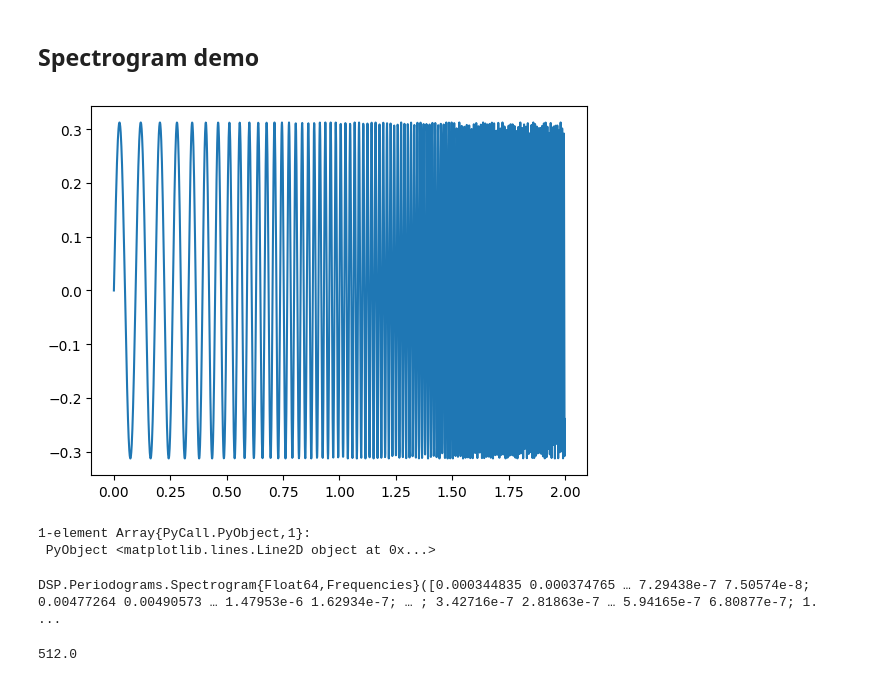
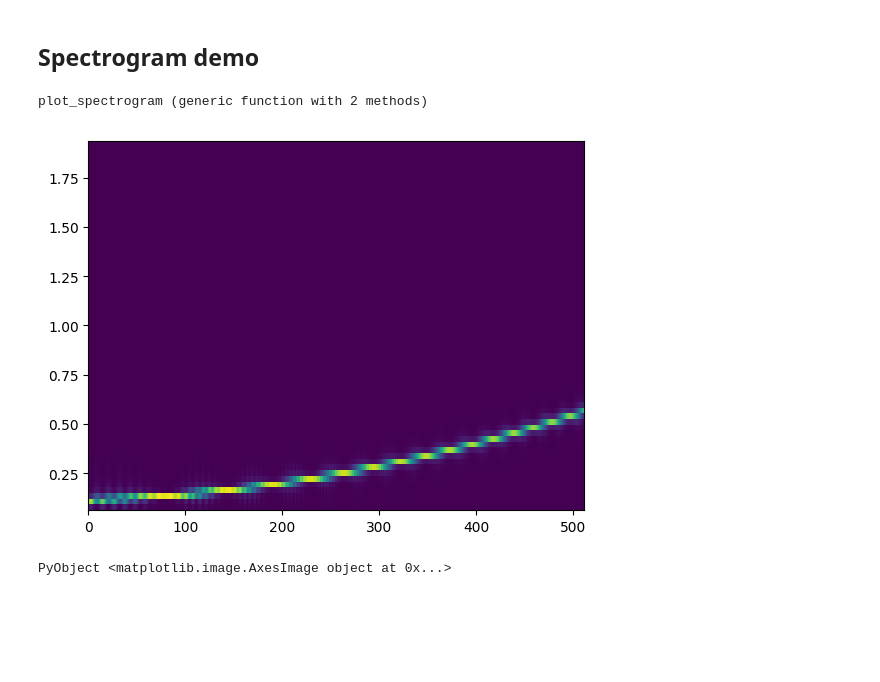
Before and after one commit to shanzhoupeng/GWDACSchoolSandBox, a Jupyter notebook: DSP/group2/lab1a/julia_version/SpecgrmQCDemo.ipynb, the cells around one changed output. Drawn from its saved outputs; the diff is of its cells as text; code cells hidden in the pictures; blank space fills up the shorter version.

Commit message:
Fix the spectrogram function to work now in julia

```diff
--- a/DSP/group2/lab1a/julia_version/SpecgrmQCDemo.ipynb
+++ b/DSP/group2/lab1a/julia_version/SpecgrmQCDemo.ipynb
@@ -62,18 +62,25 @@ fs=sampFreq;
 # %%
 # Generate signal
 sigVec = crcbgenqcsig(timeVec,A,[a1,a2,a3]);
-# %%
-plot(timeVec, sigVec)
-# %% [output]
-[figure, removed]
-1-element Array{PyCall.PyObject,1}:
- PyObject <matplotlib.lines.Line2D object at 0x...>
+# %%
+# PyPlot includes a specgram function, but let's use the native implementation in DSP.jl
+# The function below takes a spectrogram with standard parameters for speech (25ms Hanning windows/10ms overlap),
+# plots it and returns the spectrogram in case we want to do something with it.
+
+flipud(A) = reverse(A, dims = 1)
+
+function plot_spectrogram(S::DSP.Periodograms.Spectrogram)
+    t = time(S)
+    f = freq(S)
+    imshow(flipud(power(S)), extent=[first(f), last(f), first(t), last(t)], aspect="auto")
+end
+# %% [output]
+plot_spectrogram (generic function with 2 methods)
 # %%
 # Make spectrogram with different time-frequency resolution
-S = spectrogram(sigVec, 128, 127; fs=sampFreq)
+S = spectrogram(sigVec, 128, 127; fs=sampFreq);
+
+plot_spectrogram(S)
 # %% [output]
+[figure, added]
-DSP.Periodograms.Spectrogram{Float64,Frequencies}([0.000344835 0.000374765 … 7.29438e-7 7.50574e-8; 0.00477264 0.00490573 … 1.47953e-6 1.62934e-7; … ; 3.42716e-7 2.81863e-7 … 5.94165e-7 6.80877e-7; 1. ...
+PyObject <matplotlib.image.AxesImage object at 0x...>
-# %%
-last(f)
-# %% [output]
-512.0
```
Also changed, not shown: parts of 4 cells of this notebook.
